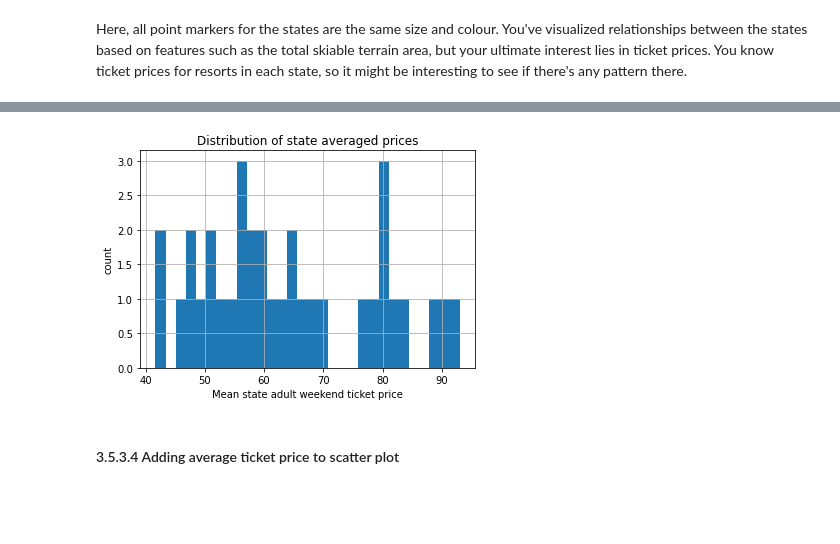
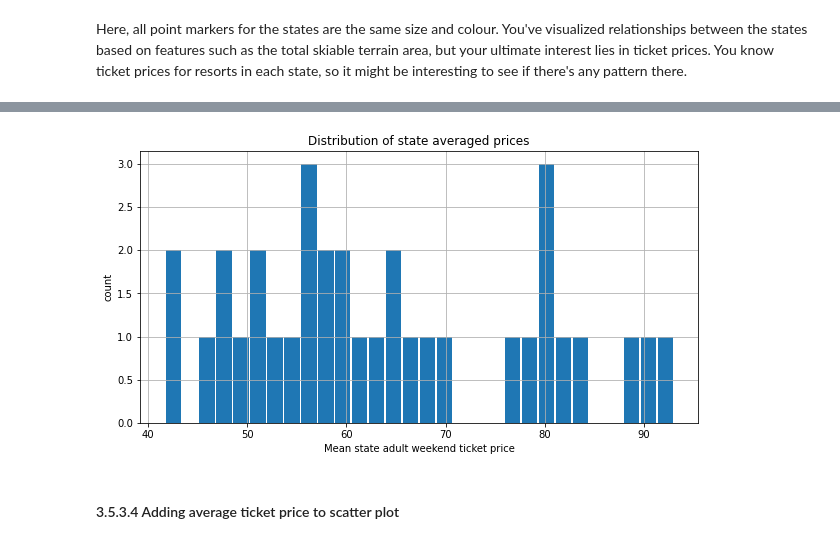
Before and after one commit to melodig/DataScienceGuidedCapstone1, a Jupyter notebook: Notebooks/03_exploratory_data_analysis.ipynb, the cells around one changed output, grey strips where cells are left out. Cells and saved outputs as stored; diff of their text form; code cells hidden in the pictures; blank space fills up the shorter version.

```diff
--- a/Notebooks/03_exploratory_data_analysis.ipynb
+++ b/Notebooks/03_exploratory_data_analysis.ipynb
@@ -54,7 +55,7 @@ from library.sb_utils import save_file
 # %% [markdown]
 ### 3.4.1 Ski data<a id='3.4.1_Ski_data'></a>
 # %%
-ski_data = pd.read_csv('../data/ski_data_cleaned.csv')
+ski_data = pd.read_csv('/Users/melodigencosmanoglu/Desktop/DataScienceGuidedCapstone1/data/ski_data_cleaned.csv')
 # %%
 ski_data.info()
 # %% [output]
@@ -397,5 +442,5 @@ Here, all point markers for the states are the same size and colour. You've visu
 # %%
 #Code task 8#
 #Calculate the average 'AdultWeekend' ticket price by state
-state_avg_price = ski_data.groupby(___)[___].___
+state_avg_price = ski_data.groupby('state')['AdultWeekend'].mean()
 state_avg_price.head()
@@ -402,10 +455,10 @@ state_avg_price.head()
 # %%
-state_avg_price.hist(bins=30)
+state_avg_price.hist(bins=30, rwidth=0.9, figsize=(10,5))
 plt.title('Distribution of state averaged prices')
 plt.xlabel('Mean state adult weekend ticket price')
 plt.ylabel('count');
 # %% [output]
-[figure, old version]
+[figure, new version]
 # %% [markdown]
 #### 3.5.3.4 Adding average ticket price to scatter plot<a id='3.5.3.4_Adding_average_ticket_price_to_scatter_plot'></a>
 # %% [markdown]
```
Also changed, not shown: parts of 22 cells of this notebook.
